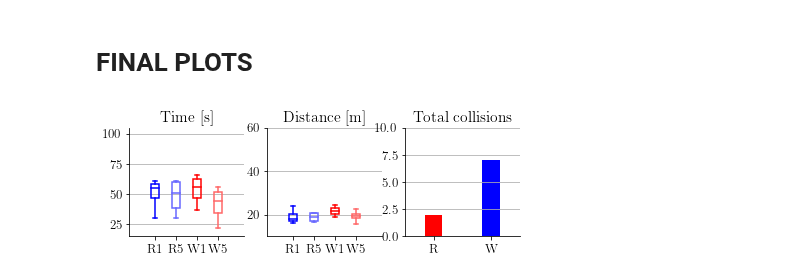
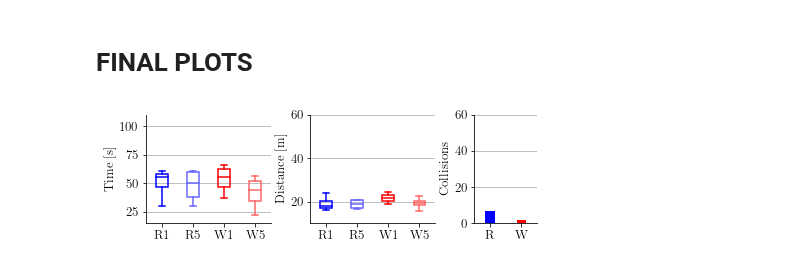
Before and after one commit to medioman22/Bidirectional_Interface, a Jupyter notebook: data_analysis/hardware/data_analysis_learning_HW.ipynb, the cells around one changed output. Cells and saved outputs as stored; diff of their text form; code cells hidden in the pictures.

Commit message:
all plots ready

```diff
--- a/data_analysis/hardware/data_analysis_learning_HW.ipynb
+++ b/data_analysis/hardware/data_analysis_learning_HW.ipynb
@@ -326,7 +329,6 @@ def basic_plot(var):
 
     plt.xticks(range(2), ['first', 'last'], rotation = 10)
 
-
 def basic_box(data, names, col = 'b', tit = '', leg = False, ax = None, save = False, where = None, y = '', xlim = None, ylim = None, xticks = None, yticks = None, whis = 1.5):
 
 
@@ -363,6 +365,8 @@ def basic_box(data, names, col = 'b', tit = '', leg = False, ax = None, save = F
 
     plt.xticks([1, 1.4, 1.8, 2.2], ['R1', 'R5', 'W1', 'W5'])
 
+    plt.xlim([0.8, 2.4])
+
     plt.ylabel(y)
 
     if leg:
@@ -830,26 +834,30 @@ savefig('sim_learn.pdf', bbox_inches='tight')
 # %%
 
 fig = plt.figure(figsize = [7,2])
 
-ax = fig.add_subplot(1,3,1)
+gs = gridspec.GridSpec(1, 5,
+                       width_ratios=[2, .2, 2, .2, 1],
+                       height_ratios=[2]
+                       )
 
-basic_box(time, fields, tit = 'Time [s]', ylim = [15,105], ax = ax, save = True, where = 'Time.pdf')
-ax = fig.add_subplot(1,3,2)
-ax = basic_box(dist, fields, tit = 'Distance [m]', ylim = [10, 60], ax = ax, save = True, where = 'Distance.pdf', whis = 3)
-ax = fig.add_subplot(1,3,3)
+ax = plt.subplot(gs[0])
+basic_box(time, fields, y = 'Time [s]', ylim = [15,110], ax = ax, save = True, where = 'Time.pdf')
+ax = plt.subplot(gs[2])
+ax = basic_box(dist, fields, y = 'Distance [m]', ylim = [10, 60], ax = ax, save = True, where = 'Distance.pdf', whis = 3)
+ax = plt.subplot(gs[4])
 
 ax.bar([0],
+   [coll['remote']['Collisions'].sum()], color = 'b', width = 0.3)
+ax.bar([1],
    [coll['motion']['Collisions'].sum()], color = 'r', width = 0.3)
-ax.bar([1],
-   [coll['remote']['Collisions'].sum()], color = 'b', width = 0.3)
 plt.xticks(range(2), ['R', 'W'])
-plt.ylim([0, 10])
+plt.ylim([0, 60])
 plt.xlim([-0.5, 1.5])
-plt.title('Total collisions')
+plt.ylabel('Collisions')
 ax.yaxis.grid()
 ax.spines['right'].set_visible(False)
 ax.spines['top'].set_visible(False)
 
-savefig('sim_learn.pdf', bbox_inches='tight')
+savefig('sim_learn_HW_sameaxis.pdf', bbox_inches='tight')
 # %% [output]
-[figure, old version]
+[figure, new version]
```
Also changed, not shown: parts of 2 cells of this notebook, 22 other files.
